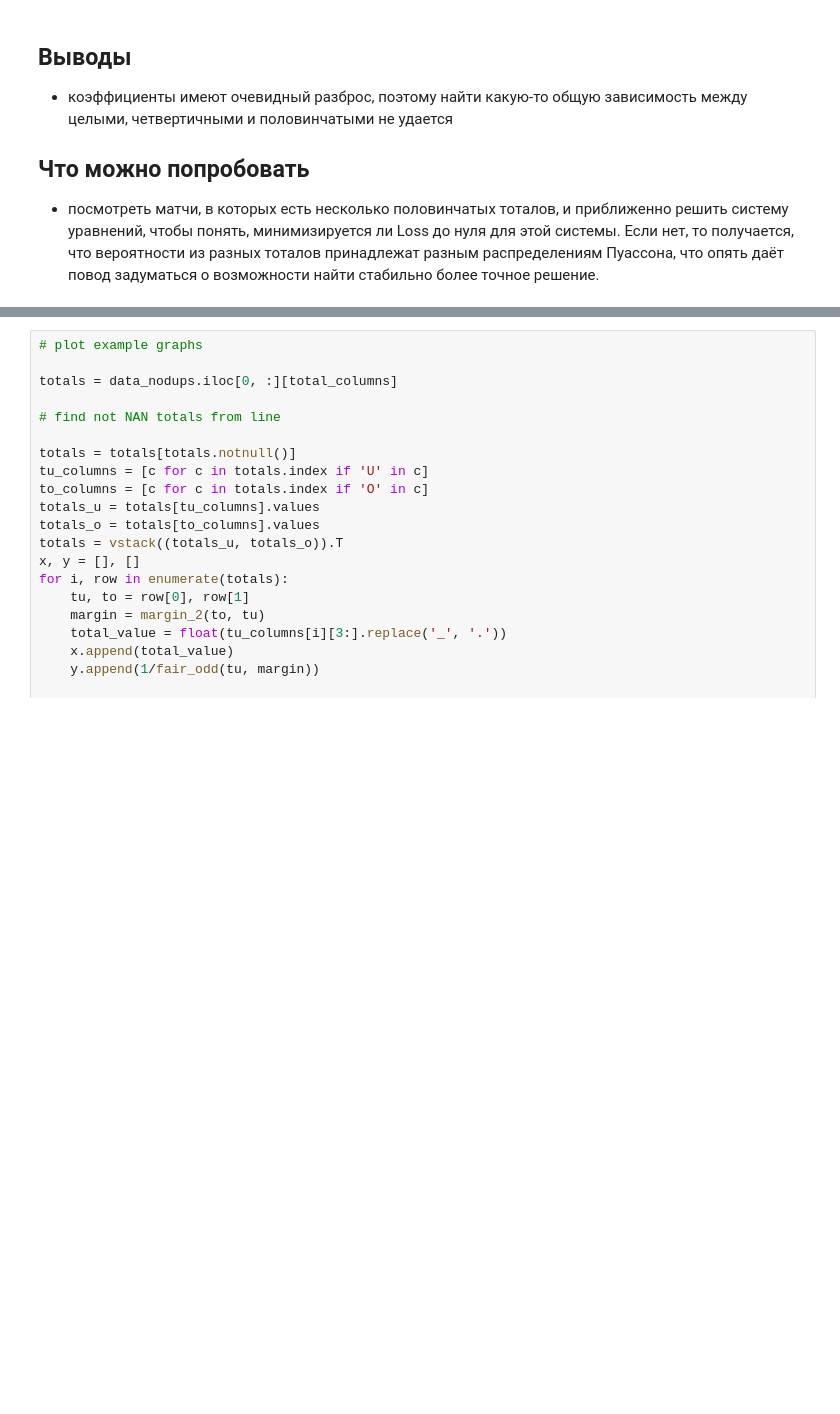
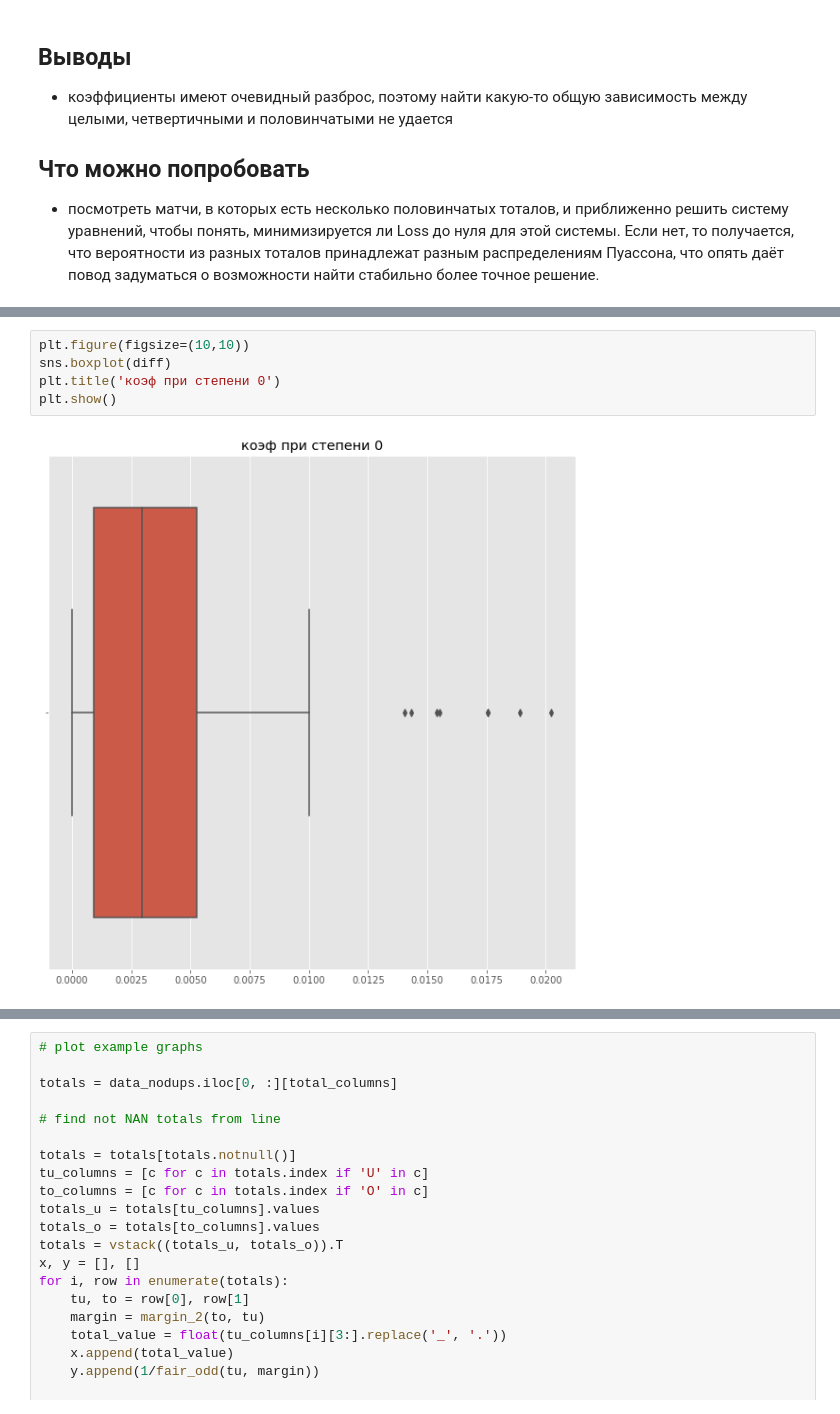
Before and after one commit to vanerpool/softpro, a Jupyter notebook: experiments/totals_hdp_polyfit.ipynb, the cells around one changed output, grey strips where cells are left out. Drawn from its saved outputs; the diff is of its cells as text; blank space fills up the shorter version.

```diff
--- a/experiments/totals_hdp_polyfit.ipynb
+++ b/experiments/totals_hdp_polyfit.ipynb
@@ -159,0 +242,7 @@ plt.show()
+# %%
+plt.figure(figsize=(10,10))
+sns.boxplot(diff)
+plt.title('коэф при степени 0')
+plt.show()
+# %% [output]
+[figure, added]
```
Also changed, not shown: parts of 7 cells of this notebook, 1 other file.
